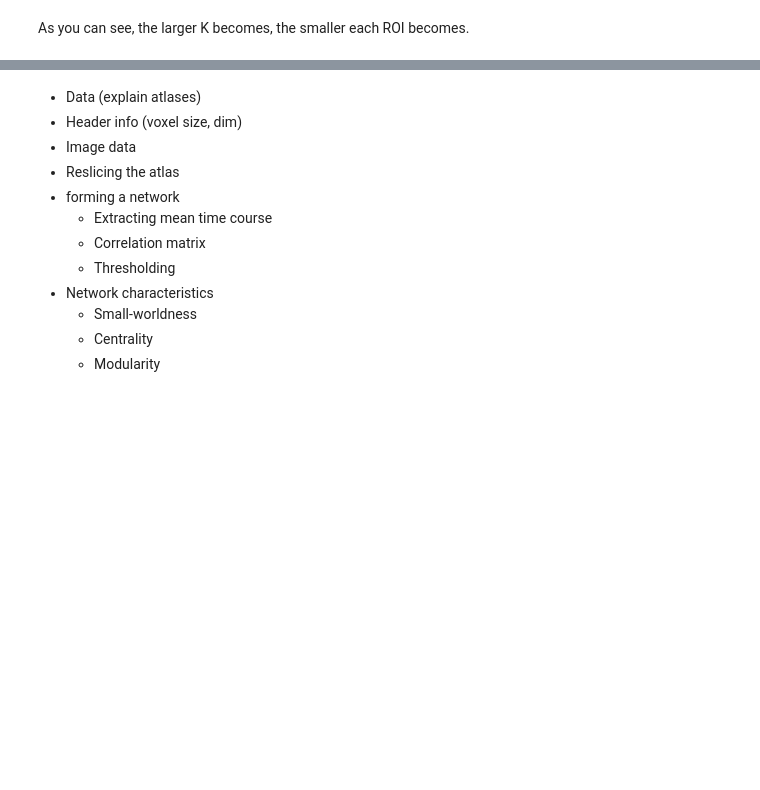
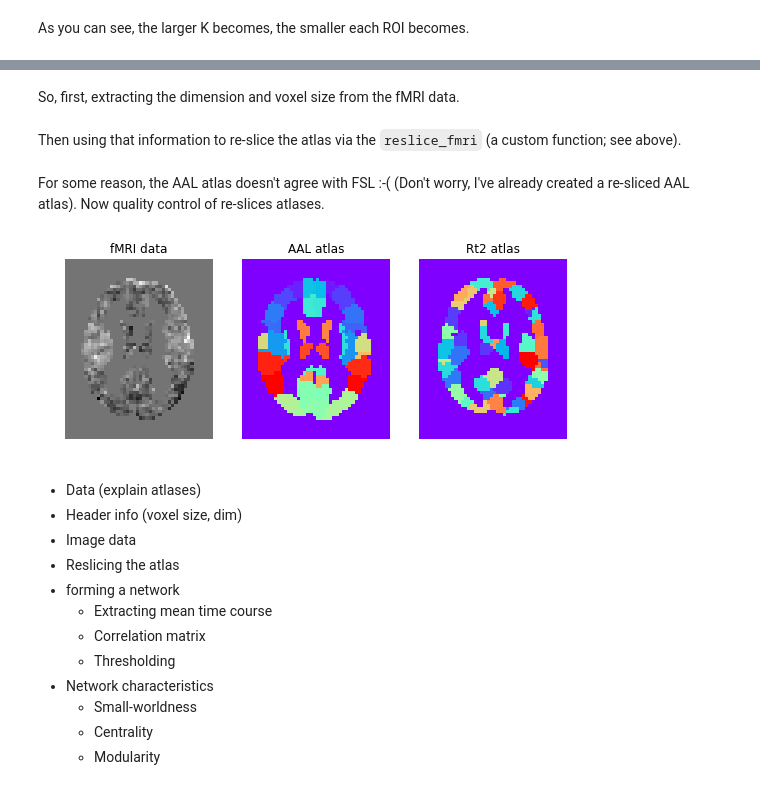
Before and after one commit to sathayas/JupyterConnectivitySpring2019, a Jupyter notebook: Atlas.ipynb, the cells around one changed output, grey strips where cells are left out. Cells and saved outputs as stored; diff of their text form; code cells hidden in the pictures; blank space fills up the shorter version.

Commit message:
Now reslicing section is done

```diff
--- a/Atlas.ipynb
+++ b/Atlas.ipynb
@@ -254,0 +349,21 @@ As you can see, the larger K becomes, the smaller each ROI becomes.
+# %% [markdown]
+So, first, extracting the dimension and voxel size from the fMRI data.
+# %%
+###### Image data files
+# atlas data files
+f_atlasAAL = 'DataAtlas/aal_MNI_V4.nii'
+f_atlasRt2 = 'DataAtlas/tcorr05_2level_all.nii.gz'
+
+#fMRI data file (processed)
+f_fMRI = './DataAtlas/Oxford_sub16112_func2standard_r_bp_reg_ms.nii.gz'
+
+
+
+##### extracting info from fMRI
+# loading the fMRI data
+fMRI = nib.load(f_fMRI)   # image object
+hdr_fMRI = fMRI.header   # header information
+dimfMRI = hdr_fMRI.get_data_shape()[:-1]  # xyz dimension in terms of
+sizefMRI = hdr_fMRI.get_zooms()[:-1]  # voxel size in mm in xyz directions
+# %% [markdown]
+Then using that information to re-slice the atlas via the `reslice_fmri` (a custom function; see above).
@@ -255,3 +376,35 @@ As you can see, the larger K becomes, the smaller each ROI becomes.
+# %% [markdown]
+For some reason, the AAL atlas doesn't agree with FSL :-(  (Don't worry, I've already created a re-sliced AAL atlas). Now quality control of re-slices atlases.
+# %%
+##### Quality control
+f_atlasAAL_r = 'DataAtlas/aal_MNI_V4_r.nii.gz'
+f_atlasRt2_r = 'DataAtlas/tcorr05_2level_all_r.nii.gz'
+AAL = nib.load(f_atlasAAL_r)   # image object
+Rt2 = nib.load(f_atlasRt2_r)   # image object
+
+X_fMRI = fMRI.get_data()
+X_AAL = AAL.get_data()
+X_Rt2 = Rt2.get_data()
+
+
+zSlice = 22
+plt.figure(figsize=[9,4])
+
+plt.subplot(131)
+show_section(X_fMRI[:,:,:,1],'xy',zSlice)
+plt.title('fMRI data')
+
+plt.subplot(132)
+show_section(X_AAL,'xy',zSlice, nameCmap='rainbow')
+plt.title('AAL atlas')
+
+plt.subplot(133)
+show_section(X_Rt2[:,:,:,20],'xy',zSlice, nameCmap='rainbow')
+plt.title('Rt2 atlas')
+
+plt.show()
+# %% [output]
+[figure, added]
 # %% [markdown]
 * Data (explain atlases)
 * Header info (voxel size, dim)
```
Also changed, not shown: parts of 5 cells of this notebook.
